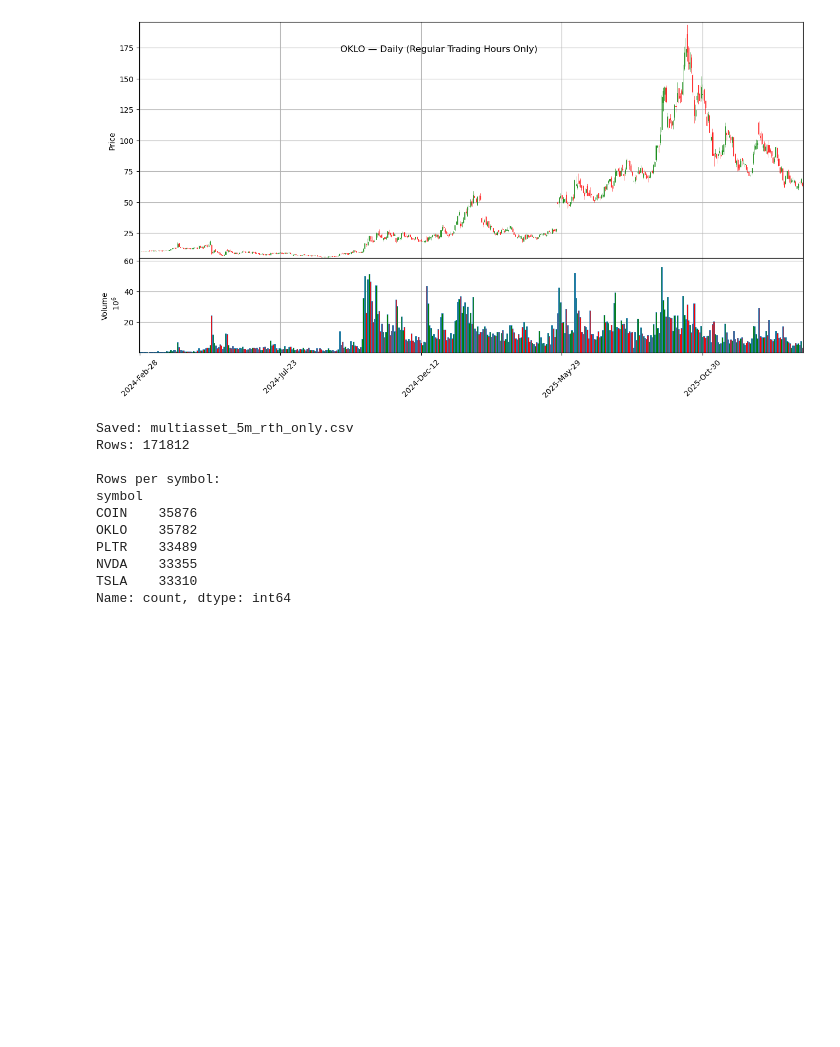
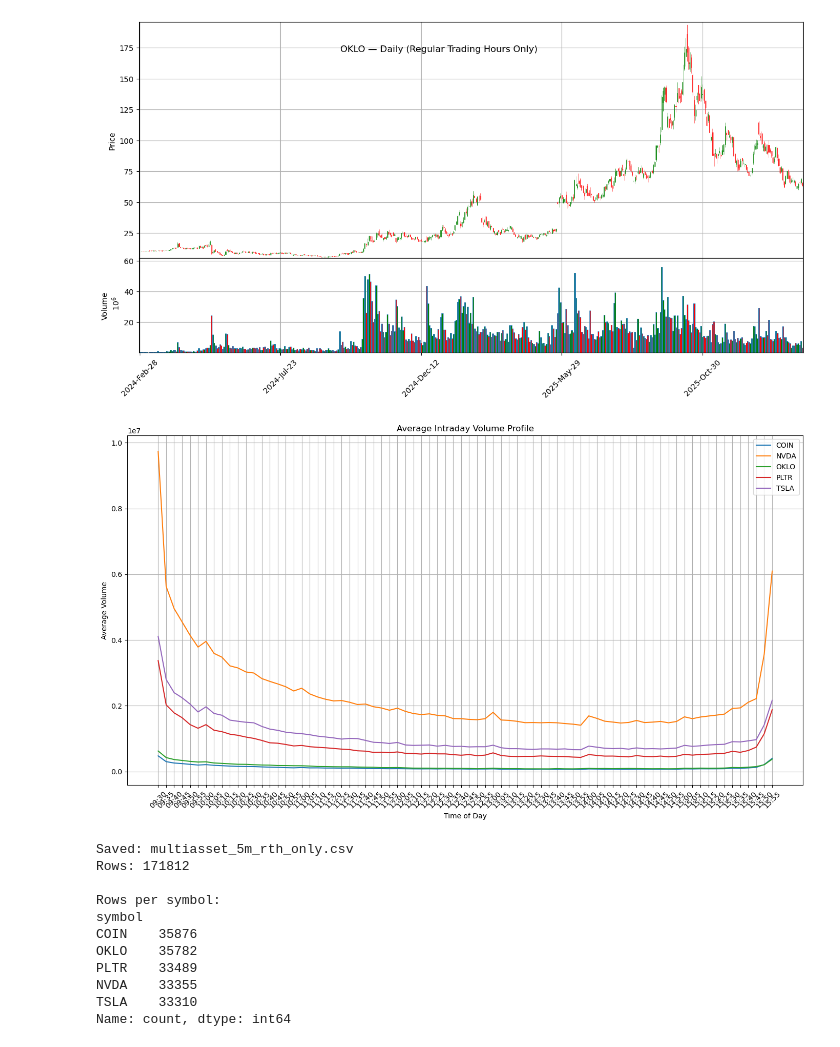
Before and after one commit to navanodonavan/Adaptive_Scalping_Parameter_Optimizer_ML_MSAAI590, a Jupyter notebook: 0.1 EDA Feature Engineering.ipynb, the cells around one changed output. Saved outputs shown, nothing was run; the diff lists cells and outputs as text; code cells hidden in the pictures; blank space fills up the shorter version.

```diff
--- a/0.1 EDA Feature Engineering.ipynb
+++ b/0.1 EDA Feature Engineering.ipynb
@@ -90,14 +91,6 @@ if REGULAR_SESSION_ONLY:
 # check date range
 print("min timestamp:", df["timestamp"].min())
 print("max timestamp:", df["timestamp"].max())
-
-# review records of each stock
-for sym in sorted(df["symbol"].unique()):
-    d = df[df["symbol"] == sym]
-    print(f"\n{sym} head:")
-    print(d.head(2))
-    print(f"{sym} tail:")
-    print(d.tail(2))
 # %% [output]
 duplicate (symbol,timestamp): 0
 regular session rows kept: 171812 / 401473
@@ -197,6 +190,31 @@ plot_daily("COIN", df)
 plot_daily("OKLO", df)
 # %% [output]
 [figure]
+# %%
+# visualize volume profile by time of day across stocks
+temp = df.copy()
+temp["minute_slot"] = temp["ts_ny"].dt.strftime("%H:%M")
+
+avg_vol = (
+    temp.groupby(["symbol", "minute_slot"])["volume"]
+    .mean()
+    .reset_index()
+)
+
+plt.figure(figsize=(14, 8))
+for sym in sorted(avg_vol["symbol"].unique()):
+    d = avg_vol[avg_vol["symbol"] == sym]
+    plt.plot(d["minute_slot"], d["volume"], label=sym)
+
+plt.title("Average Intraday Volume Profile")
+plt.xlabel("Time of Day")
+plt.ylabel("Average Volume")
+plt.legend()
+plt.xticks(rotation=45)
+plt.tight_layout()
+plt.show()
+# %% [output]
+[figure, added]
 # %%
 # save cleaned 5M RTH dataset
 rth_cols = [
```
Also changed, not shown: parts of 8 cells of this notebook.
